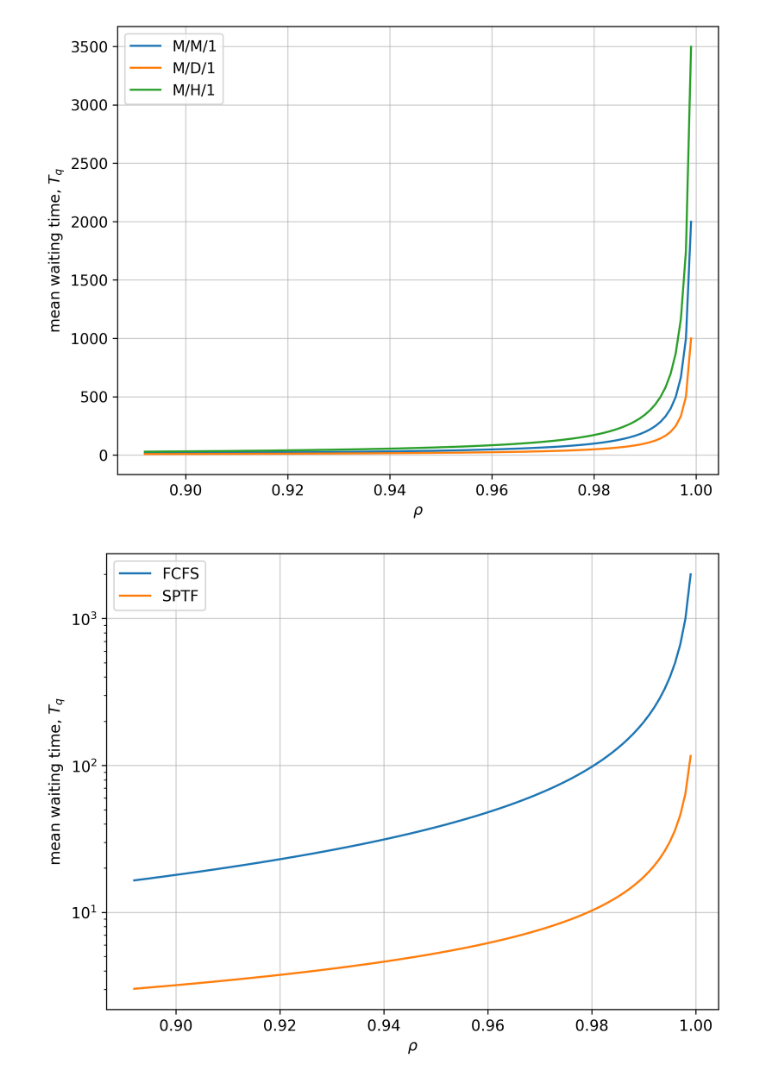
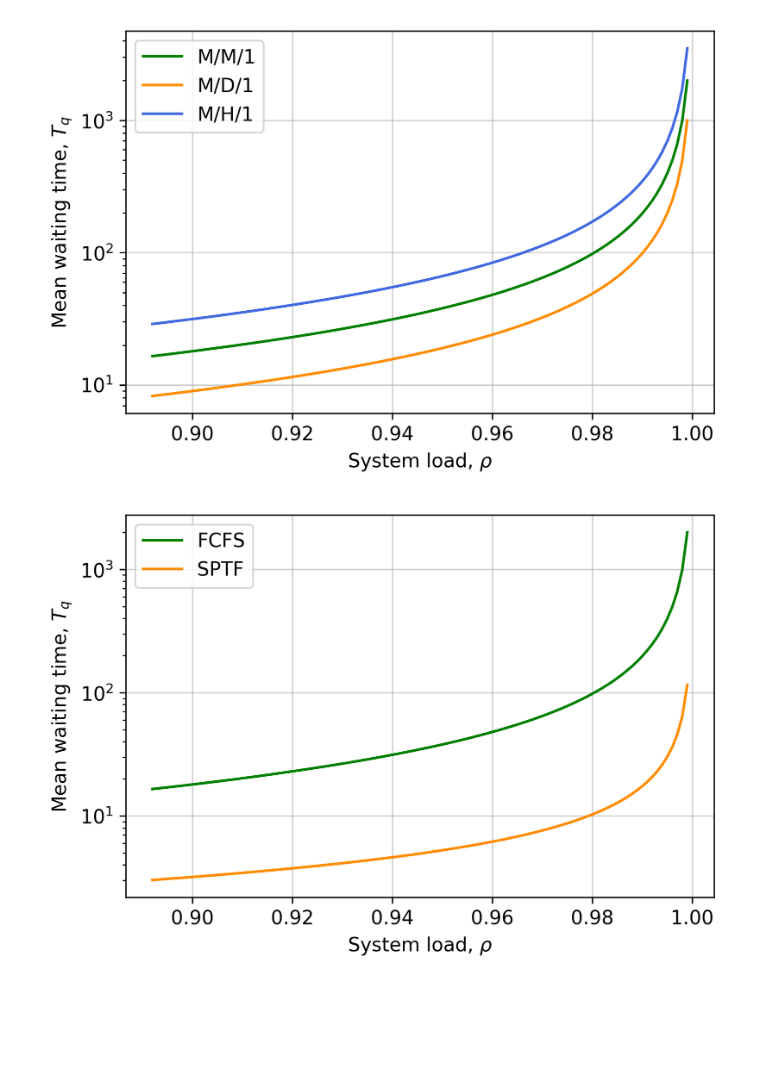
Before and after one commit to loonatick-src/stochastic-sim-2, a Jupyter notebook: analytical_plots.ipynb, the cells around one changed output. Drawn from its saved outputs; the diff is of its cells as text; code cells hidden in the pictures; blank space fills up the shorter version.

Commit message:
Changed analytical plots. Changed labels  of graphs is DES_sim_refactor

```diff
--- a/analytical_plots.ipynb
+++ b/analytical_plots.ipynb
@@ -76,19 +76,17 @@ labels = [f"M/{X}/1" for X in service_time_labels]
 
 mean_waiting_times = np.array([MG1_mean_waiting_time(λ_values, μ, np.sqrt(σsq)) for σsq in σsq_values])
 # %%
-def plot_comparison(mean_wtimes, ρ_values, labels, filename,  start = 0, log = ""):
-    fig = plt.figure(figsize = (8,6))
+def plot_comparison(mean_wtimes, filename, labels, ρ_values = ρ_values, start = 0):
+    fig = plt.figure(figsize = (6,4))
     ax = fig.add_subplot(1,1,1)
-    log = log.lower()
-    if "x" in log:
-        ax.set_xscale("log", base = 10)
-    if "y" in log:
-        ax.set_yscale("log", base = 10)
+    colors = ["green", "darkorange", "royalblue"]
+    #log = log.lower()
     for i,wtimes in enumerate(mean_wtimes):
-        ax.plot(ρ_values[start:], wtimes[start:], label = labels[i])
+        ax.plot(ρ_values[start:], wtimes[start:], label = labels[i], c=colors[i])
 
-    ax.set_xlabel("$ρ$")
-    ax.set_ylabel("mean waiting time, $T_q$")
+    ax.set_xlabel("System load, $ρ$")
+    ax.set_yscale("log")
+    ax.set_ylabel("Mean waiting time, $T_q$")
     ax.grid(alpha = 0.6)
     ax.legend()
     filepath = plot_savepath(filename)
@@ -101,7 +99,7 @@ IndexError: list index out of range
 # %%
-plot_comparison(mean_waiting_times, ρ_values, labels, "MG1_comparisons_09_1.pdf", start = 9 * (len(ρ_values)//10), log = "y")
+plot_comparison(mean_waiting_times, "MG1_comparisons_09_1.pdf", labels, start = 9 * (len(ρ_values)//10))
 # %% [output]
-[figure, old version]
+[figure, new version]
 # %%
 # ≈ 15 second runtime cell
 MM1_fifo_waiting_times = [MM1_waiting_time(λ, μ) for λ in λ_values]
@@ -109,6 +107,6 @@ MM1_sptf_waiting_times = [MM1_sptf_waiting_time(ρ) for ρ in ρ_values]
 waiting_times = np.array([MM1_fifo_waiting_times, MM1_sptf_waiting_times])
 # %%
 labels = ["FCFS", "SPTF"]
-plot_comparison(waiting_times, ρ_values, labels, "MM1_FIFO_SPTF.pdf", start = 9 * (len(ρ_values)//10), log = "y")
+plot_comparison(waiting_times, "MM1_FIFO_SPTF.pdf", labels, start = 9 * (len(ρ_values)//10))
 # %% [output]
-[figure, old version]
+[figure, new version]
```
Also changed, not shown: parts of 4 cells of this notebook, 19 other files.
